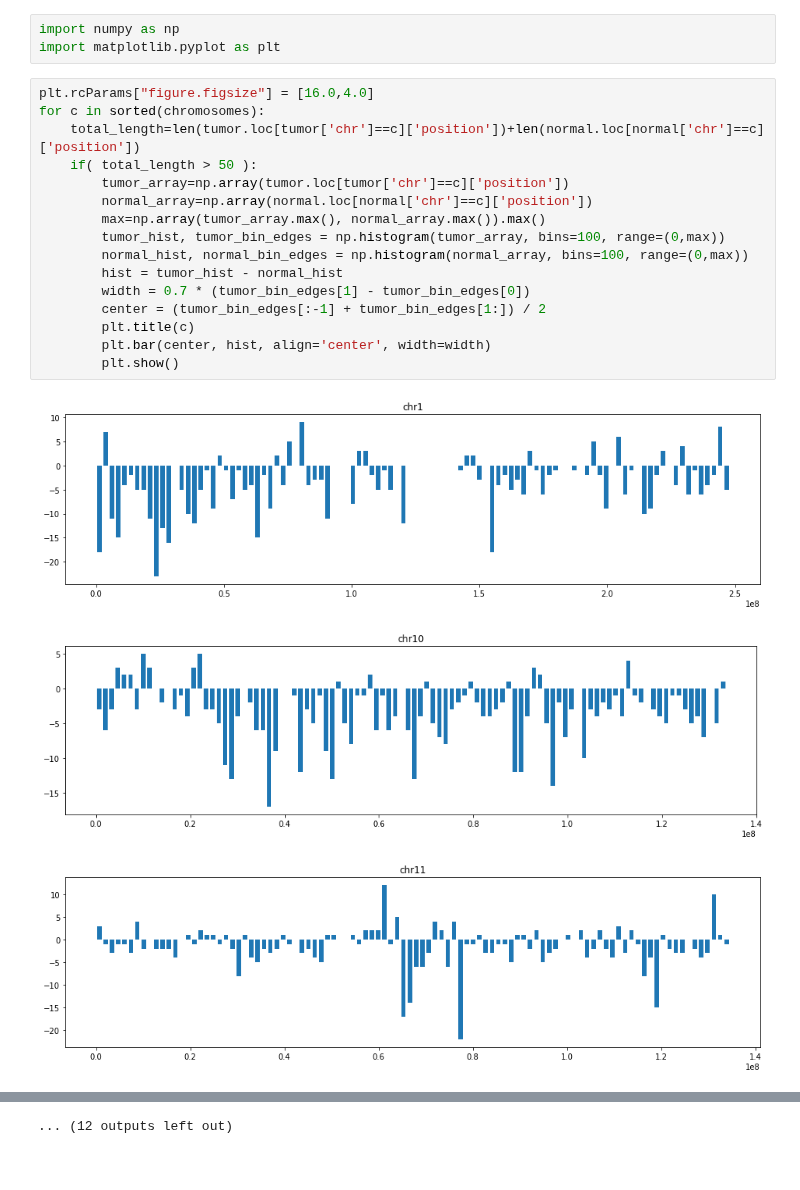
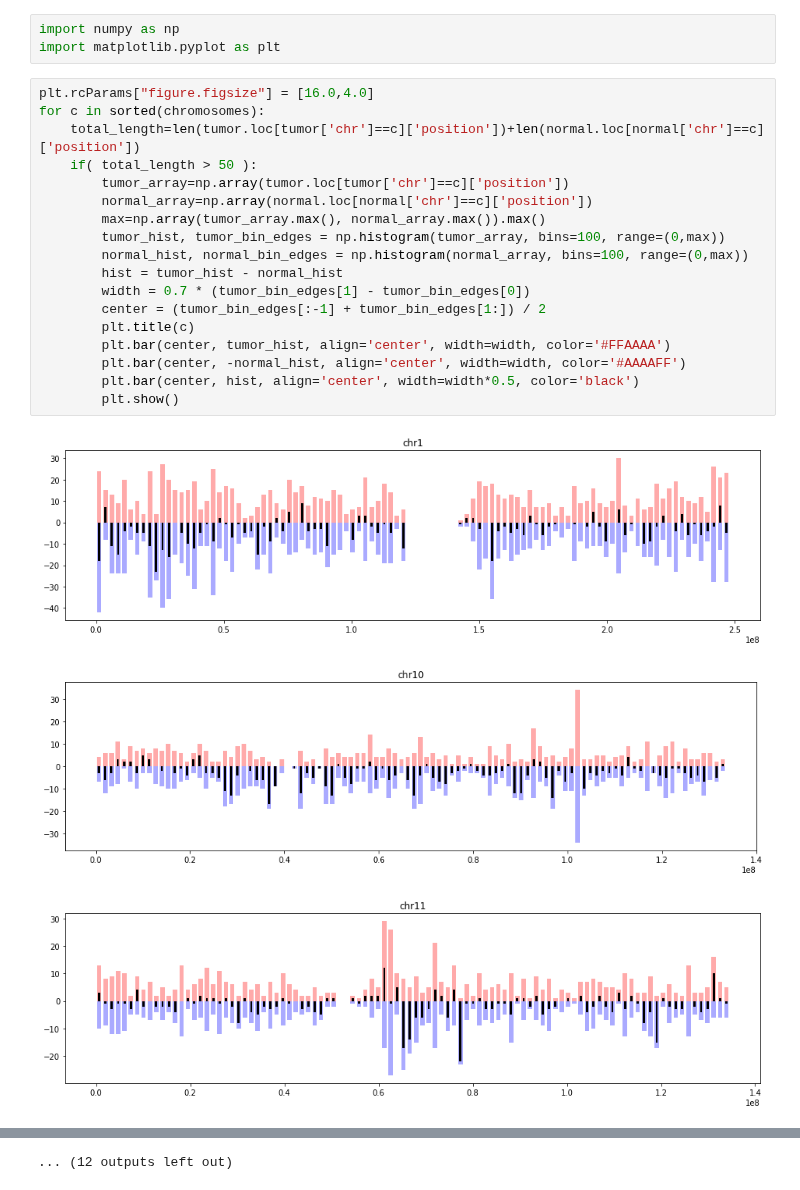
Before and after one commit to jakewendt/notebooks, a Jupyter notebook: tumor_normal.ipynb, the cells around one changed output, grey strips where cells are left out. Cells and saved outputs as stored; diff of their text form.

Commit message:
Further investigating of tumor / normal.

```diff
--- a/tumor_normal.ipynb
+++ b/tumor_normal.ipynb
@@ -145,20 +127,22 @@ import matplotlib.pyplot as plt
 # %%
 plt.rcParams["figure.figsize"] = [16.0,4.0]
 for c in sorted(chromosomes):
     total_length=len(tumor.loc[tumor['chr']==c]['position'])+len(normal.loc[normal['chr']==c]['position'])
     if( total_length > 50 ):
         tumor_array=np.array(tumor.loc[tumor['chr']==c]['position'])
         normal_array=np.array(normal.loc[normal['chr']==c]['position'])
         max=np.array(tumor_array.max(), normal_array.max()).max()
         tumor_hist, tumor_bin_edges = np.histogram(tumor_array, bins=100, range=(0,max))
         normal_hist, normal_bin_edges = np.histogram(normal_array, bins=100, range=(0,max))
         hist = tumor_hist - normal_hist
         width = 0.7 * (tumor_bin_edges[1] - tumor_bin_edges[0])
         center = (tumor_bin_edges[:-1] + tumor_bin_edges[1:]) / 2
         plt.title(c)
-        plt.bar(center, hist, align='center', width=width)
+        plt.bar(center, tumor_hist, align='center', width=width, color='#FFAAAA')
+        plt.bar(center, -normal_hist, align='center', width=width, color='#AAAAFF')
+        plt.bar(center, hist, align='center', width=width*0.5, color='black')
         plt.show()
 # %% [output]
-[figure, old version]
+[figure, new version]
-[figure, old version]
+[figure, new version]
-[figure, old version]
+[figure, new version]
```
Also changed, not shown: parts of 2 cells of this notebook, 2 other files.
